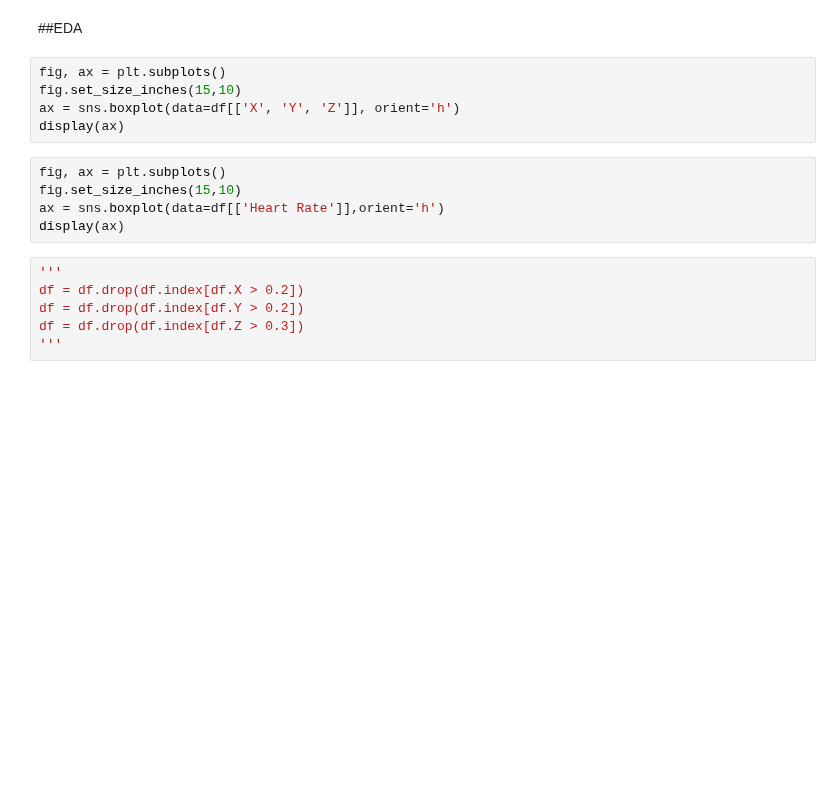
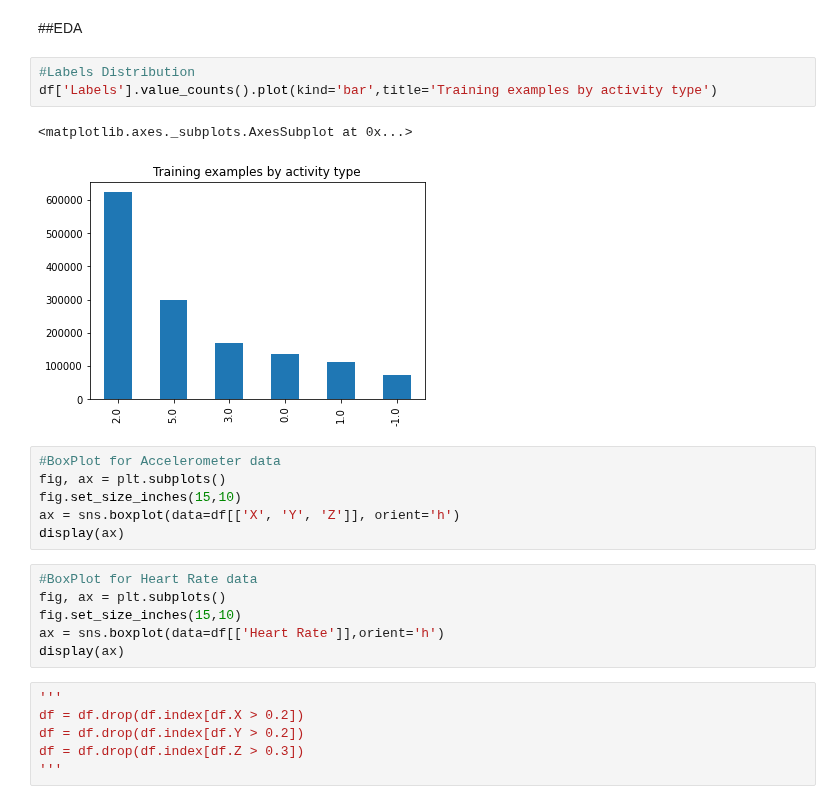
Before and after one commit to cargilgar/Smart-Alarm-using-tinyML, a Jupyter notebook: src/model_training/model_training_DNN_RAW.ipynb, the cells around one changed output. Drawn from its saved outputs; the diff is of its cells as text; blank space fills up the shorter version.

```diff
--- a/src/model_training/model_training_DNN_RAW.ipynb
+++ b/src/model_training/model_training_DNN_RAW.ipynb
@@ -119,12 +119,20 @@ Number of Columns:  6
 # df = df.drop('Time', axis=1)
 # %% [markdown]
 ##EDA
+# %%
+#Labels Distribution
+df['Labels'].value_counts().plot(kind='bar',title='Training examples by activity type')
+# %% [output]
+<matplotlib.axes._subplots.AxesSubplot at 0x...>
+[figure, added]
 # %%
+#BoxPlot for Accelerometer data
 fig, ax = plt.subplots()
 fig.set_size_inches(15,10)
 ax = sns.boxplot(data=df[['X', 'Y', 'Z']], orient='h')
 display(ax)
 # %%
+#BoxPlot for Heart Rate data
 fig, ax = plt.subplots()
 fig.set_size_inches(15,10)
 ax = sns.boxplot(data=df[['Heart Rate']],orient='h')
```
Also changed, not shown: parts of 12 cells of this notebook.
